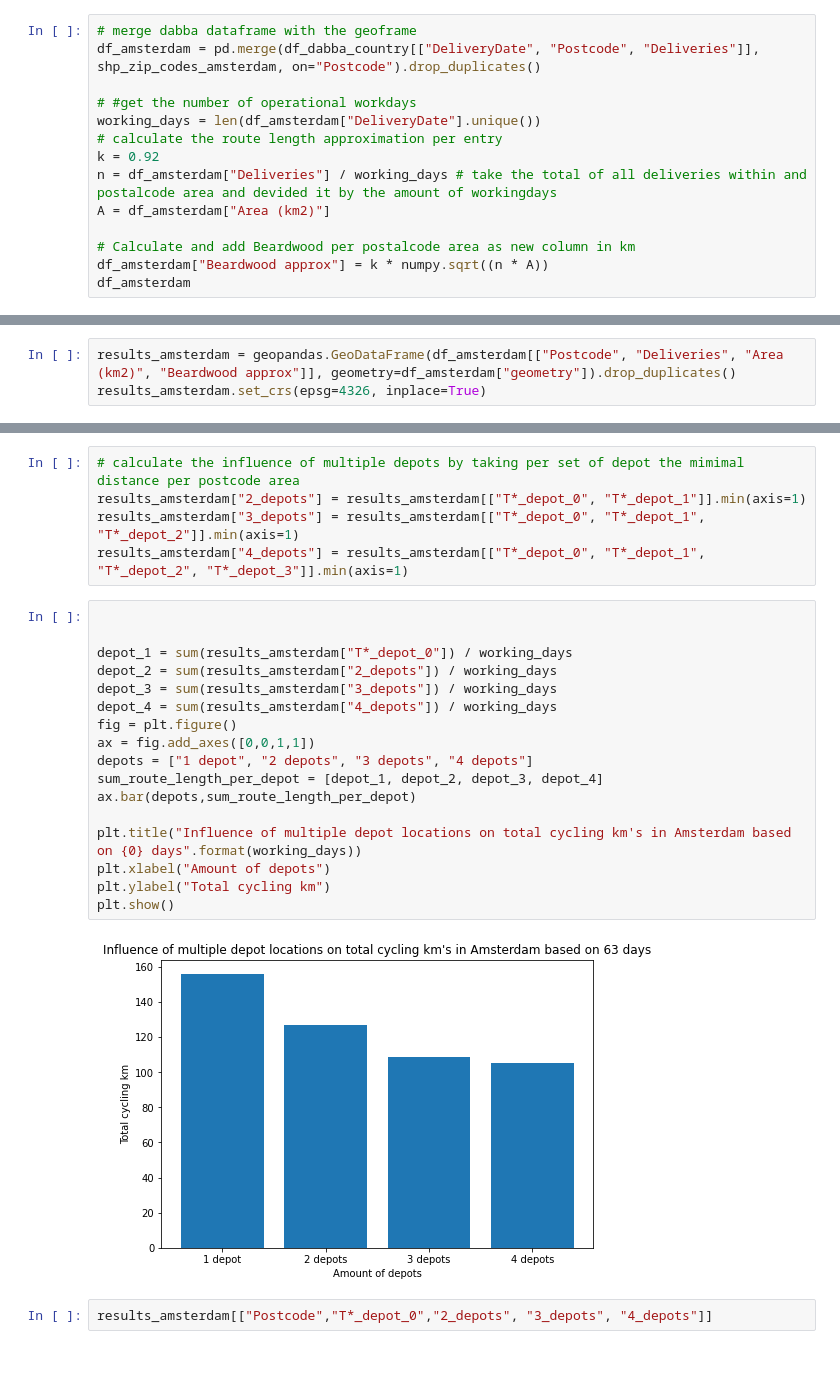
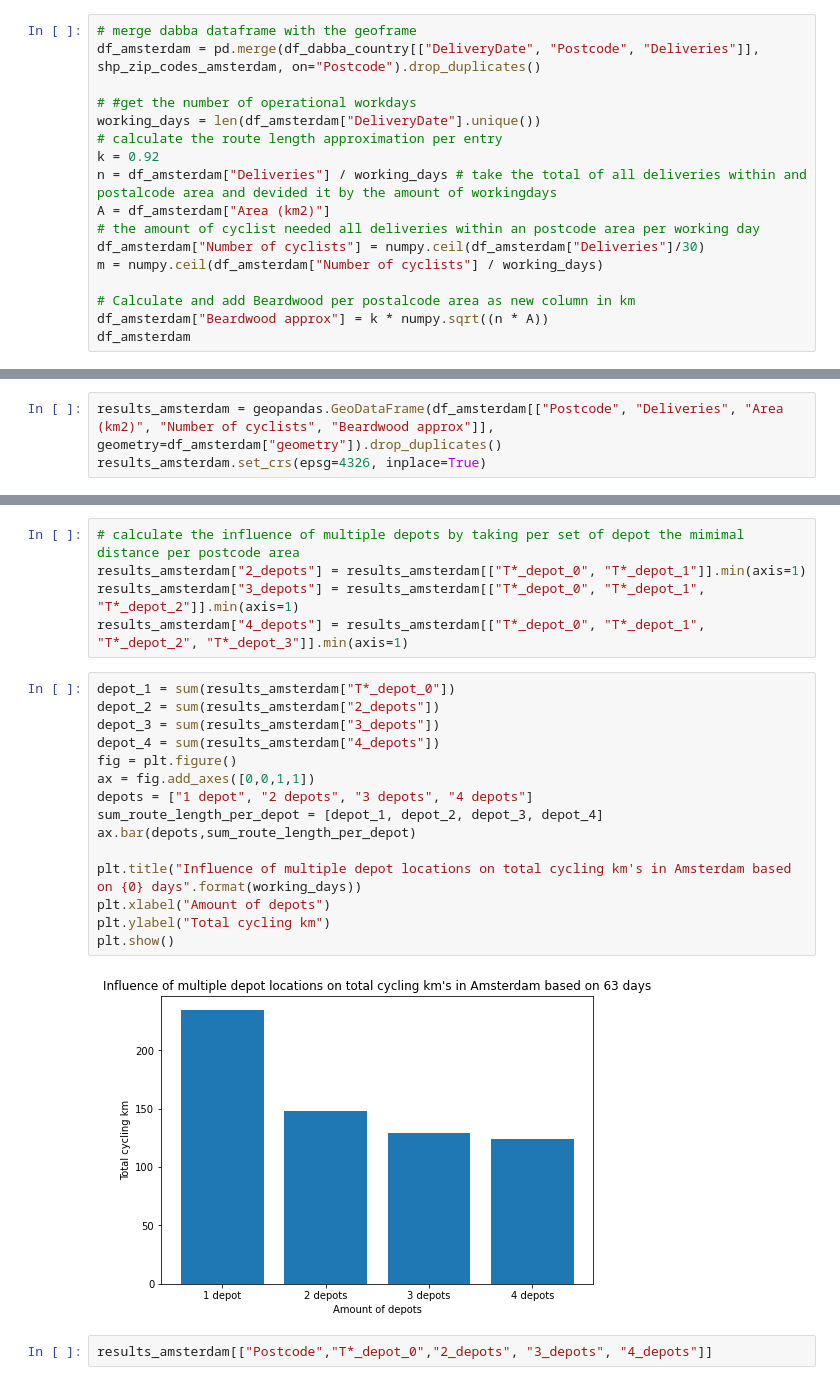
Before and after one commit to teletobbie/last-mile-cargo-bike-delivery, a Jupyter notebook: validation.ipynb, the cells around one changed output, grey strips where cells are left out. Saved outputs shown, nothing was run; the diff lists cells and outputs as text.

Commit message:
Added number of cyclist

```diff
--- a/validation.ipynb
+++ b/validation.ipynb
@@ -36,6 +36,9 @@ working_days = len(df_amsterdam["DeliveryDate"].unique())
 k = 0.92
 n = df_amsterdam["Deliveries"] / working_days # take the total of all deliveries within and postalcode area and devided it by the amount of workingdays
 A = df_amsterdam["Area (km2)"]
+# the amount of cyclist needed all deliveries within an postcode area per working day
+df_amsterdam["Number of cyclists"] = numpy.ceil(df_amsterdam["Deliveries"]/30)
+m = numpy.ceil(df_amsterdam["Number of cyclists"] / working_days)
 
 # Calculate and add Beardwood per postalcode area as new column in km
 df_amsterdam["Beardwood approx"] = k * numpy.sqrt((n * A))
@@ -58,6 +61,6 @@ df_amsterdam
 ## Validation results
 Get the results of the city of Amsterdam and check if the model creates the same behaviour as in Groningen. Lets start with Beardwood's approximation for Amsterdam city in the Netherlands.
 # %%
-results_amsterdam = geopandas.GeoDataFrame(df_amsterdam[["Postcode", "Deliveries", "Area (km2)", "Beardwood approx"]], geometry=df_amsterdam["geometry"]).drop_duplicates()
+results_amsterdam = geopandas.GeoDataFrame(df_amsterdam[["Postcode", "Deliveries", "Area (km2)", "Number of cyclists", "Beardwood approx"]], geometry=df_amsterdam["geometry"]).drop_duplicates()
 results_amsterdam.set_crs(epsg=4326, inplace=True)
 # %% [output]
@@ -118,24 +121,22 @@ results_amsterdam["2_depots"] = results_amsterdam[["T*_depot_0", "T*_depot_1"]].
 results_amsterdam["3_depots"] = results_amsterdam[["T*_depot_0", "T*_depot_1", "T*_depot_2"]].min(axis=1)
 results_amsterdam["4_depots"] = results_amsterdam[["T*_depot_0", "T*_depot_1", "T*_depot_2", "T*_depot_3"]].min(axis=1)
 # %%
-
-
-depot_1 = sum(results_amsterdam["T*_depot_0"]) / working_days
-depot_2 = sum(results_amsterdam["2_depots"]) / working_days
-depot_3 = sum(results_amsterdam["3_depots"]) / working_days
-depot_4 = sum(results_amsterdam["4_depots"]) / working_days
+depot_1 = sum(results_amsterdam["T*_depot_0"])
+depot_2 = sum(results_amsterdam["2_depots"])
+depot_3 = sum(results_amsterdam["3_depots"])
+depot_4 = sum(results_amsterdam["4_depots"])
 fig = plt.figure()
 ax = fig.add_axes([0,0,1,1])
 depots = ["1 depot", "2 depots", "3 depots", "4 depots"]
 sum_route_length_per_depot = [depot_1, depot_2, depot_3, depot_4]
 ax.bar(depots,sum_route_length_per_depot)
 
 plt.title("Influence of multiple depot locations on total cycling km's in Amsterdam based on {0} days".format(working_days))
 plt.xlabel("Amount of depots")
 plt.ylabel("Total cycling km")
 plt.show()
 # %% [output]
-[figure, old version]
+[figure, new version]
 # %%
 results_amsterdam[["Postcode","T*_depot_0","2_depots", "3_depots", "4_depots"]]
 # %% [output]
```
Also changed, not shown: parts of 3 cells of this notebook, 3 other files.
